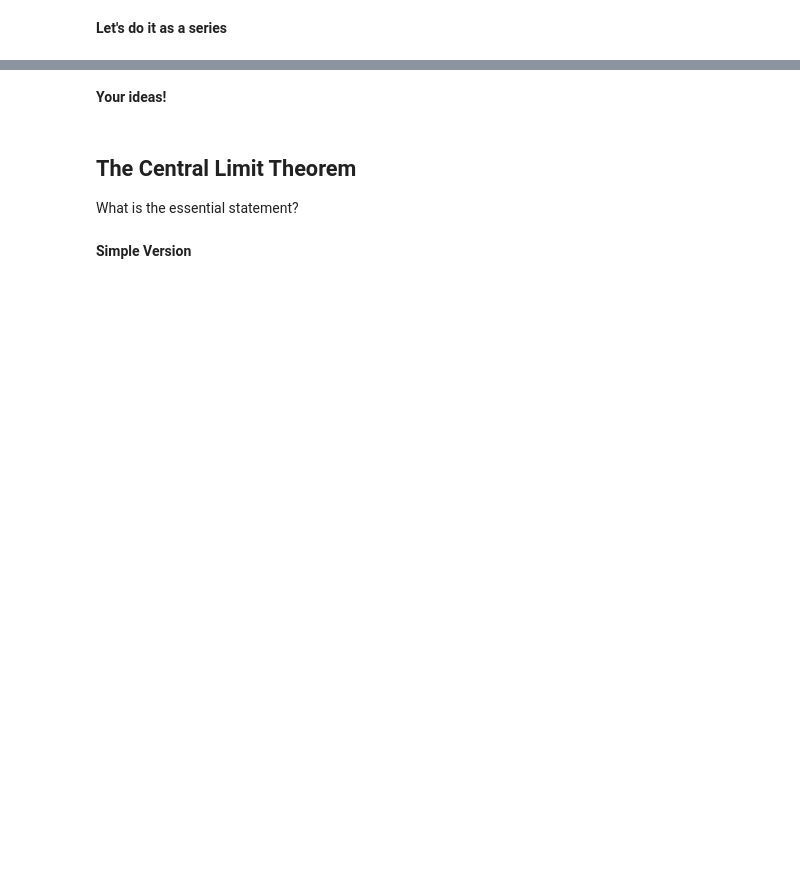
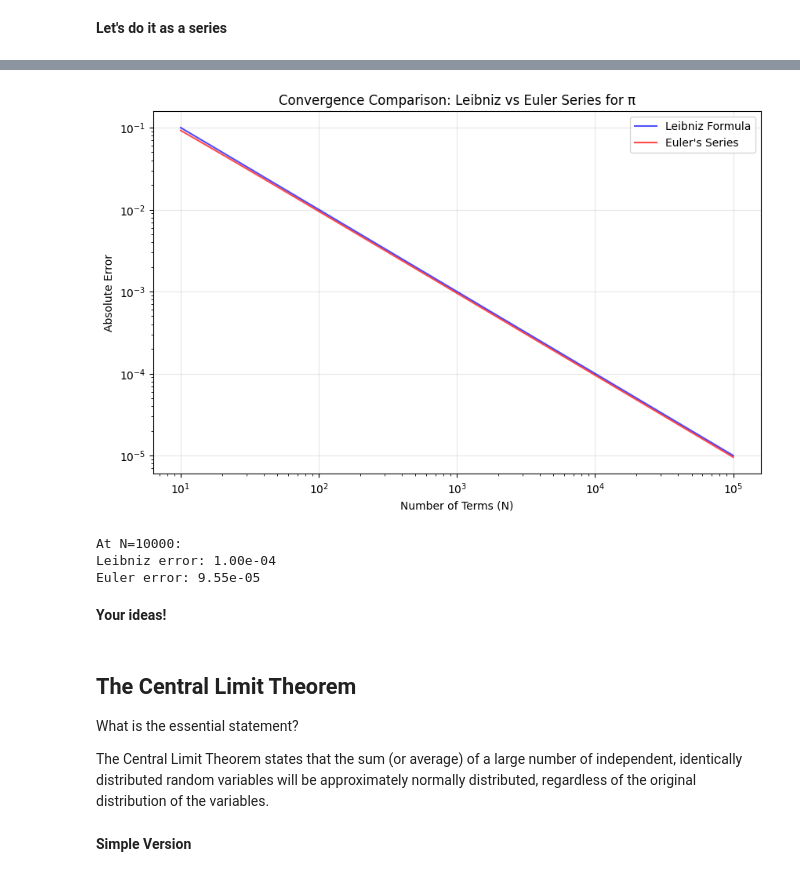
Before and after one commit to jimhalverson/COMP2025, a Jupyter notebook: hackathon/Hackathon 1 Famous Results.ipynb, the cells around one changed output, grey strips where cells are left out. Drawn from its saved outputs; the diff is of its cells as text; code cells hidden in the pictures; blank space fills up the shorter version.

```diff
--- a/hackathon/Hackathon 1 Famous Results.ipynb
+++ b/hackathon/Hackathon 1 Famous Results.ipynb
@@ -150,0 +188,18 @@ print(len(in_unit_circle)/n_samples*4)
+# %%
+def euler_series_for_pi(N):
+    """
+    Compute π using Euler's series (Basel problem solution)
+    π = √(6 × Σ(1/n²)) for n from 1 to N
+    """
+    n = np.arange(1, N+1)
+    sum_of_reciprocal_squares = np.sum(1/n**2)
+    return np.sqrt(6 * sum_of_reciprocal_squares)
+
+# Test with different numbers of terms
+print("Euler's series approximations:")
+for N in [100, 1000, 10000, 100000]:
+    pi_approx = euler_series_for_pi(N)
+    error = abs(np.pi - pi_approx)
+    print(f"N = {N:6d}: π ≈ {pi_approx:.8f}, error = {error:.2e}")
+
+print(f"\nActual π = {np.pi:.8f}")
@@ -151,8 +214,43 @@ print(len(in_unit_circle)/n_samples*4)
+# %%
+# Compare convergence of Leibniz vs Euler series
+N_values = np.logspace(1, 5, 50).astype(int)  # From 10 to 100,000 terms
+
+leibniz_errors = []
+euler_errors = []
+
+for N in N_values:
+    leibniz_pi = leibniz_formula_for_pi(N)
+    euler_pi = euler_series_for_pi(N)
+
+    leibniz_errors.append(abs(np.pi - leibniz_pi))
+    euler_errors.append(abs(np.pi - euler_pi))
+
+# Plot convergence comparison
+plt.figure(figsize=(10, 6))
+plt.loglog(N_values, leibniz_errors, 'b-', label='Leibniz Formula', alpha=0.7)
+plt.loglog(N_values, euler_errors, 'r-', label="Euler's Series", alpha=0.7)
+plt.xlabel('Number of Terms (N)')
+plt.ylabel('Absolute Error')
+plt.title('Convergence Comparison: Leibniz vs Euler Series for π')
+plt.legend()
+plt.grid(True, alpha=0.3)
+plt.show()
+
+print(f"At N=10000:")
+print(f"Leibniz error: {abs(np.pi - leibniz_formula_for_pi(10000)):.2e}")
+print(f"Euler error: {abs(np.pi - euler_series_for_pi(10000)):.2e}")
+# %% [output]
+[figure, added]
+At N=10000:
+Leibniz error: 1.00e-04
+Euler error: 9.55e-05
 # %% [markdown]
 **Your ideas!**
 # %% [markdown]
 ## The Central Limit Theorem
 
 What is the essential statement?
+
+The Central Limit Theorem states that the sum (or average) of a large number of independent, identically distributed random variables will be approximately normally distributed, regardless of the original distribution of the variables.
 # %% [markdown]
 **Simple Version**
```
Also changed, not shown: parts of 9 cells of this notebook.
